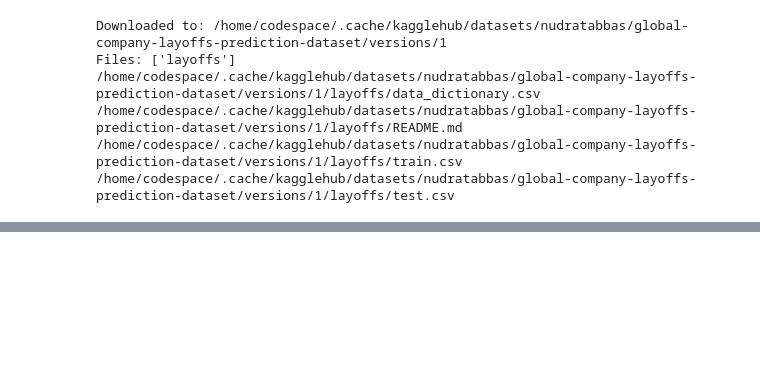
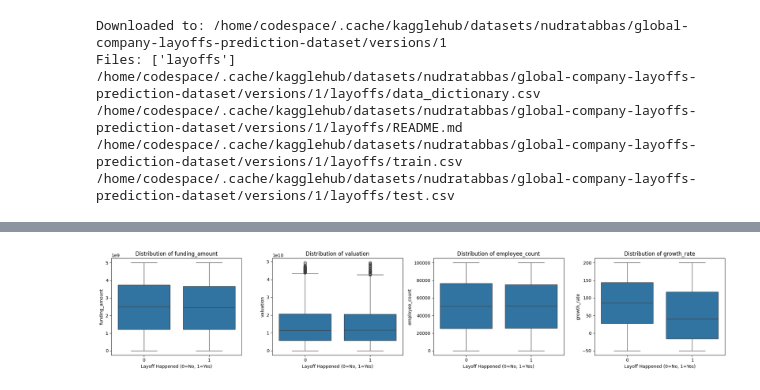
Before and after one commit to sidharthmirch/layoffs, a Jupyter notebook: explorer.ipynb, the cells around one changed output, grey strips where cells are left out. Saved outputs shown, nothing was run; the diff lists cells and outputs as text; code cells hidden in the pictures; blank space fills up the shorter version.

```diff
--- a/explorer.ipynb
+++ b/explorer.ipynb
@@ -32,0 +82,19 @@ train_df.head()
+# %%
+# code for boxplot distrib of each feature. KDE plots below offer much easier visualization to interp
+import seaborn as sns
+
+features = ["funding_amount", "valuation", "employee_count", "growth_rate"]
+
+fig, axes = plt.subplots(1,4, figsize=(20, 4))
+
+for i, feature in enumerate(features):
+
+    sns.boxplot(data=train_df, x="layoff_happened", y=feature, ax=axes[i])
+
+    axes[i].set_title(f"Distribution of {feature}")
+    axes[i].set_xlabel("Layoff Happened (0=No, 1=Yes)")
+
+plt.tight_layout()
+plt.show()
+# %% [output]
+[figure, added]
```
Also changed, not shown: parts of 6 cells of this notebook.
